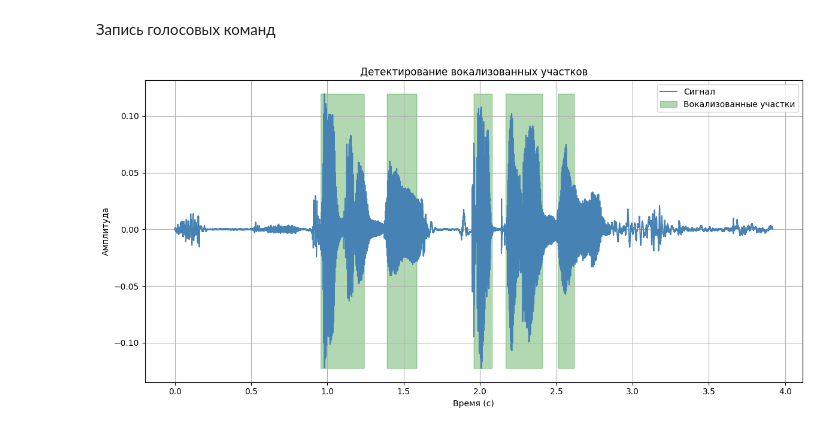
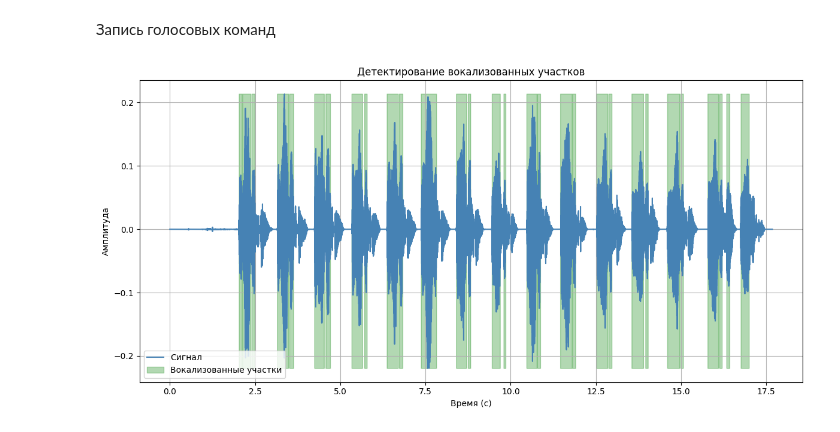
Before and after one commit to EngoyanSY/MAODI, a Jupyter notebook: LR2/LR_2.ipynb, the cells around one changed output. Saved outputs shown, nothing was run; the diff lists cells and outputs as text; code cells hidden in the pictures.

```diff
--- a/LR2/LR_2.ipynb
+++ b/LR2/LR_2.ipynb
@@ -461,15 +487,18 @@ def record_audio_sounddevice(filename=None, sample_rate=22050):
 # %% [markdown]
 Запись голосовых команд
 # %%
-# filename = "word"
-# output_filename = f"SOUNDS/{filename}.wav"
-# # record_audio_sounddevice(output_filename)
+filename = "musika"
+output_filename = f"SOUNDS/{filename}.wav"
+# record_audio_sounddevice(output_filename)
 
-# command, fs_command = load_audio_soundfile(output_filename)
+command, fs_command = load_audio_soundfile(output_filename)
 
-# voiced_mask_command = detect_voice_activity(command, fs_command, energy_treshold=0.1, zcr_treshold=0.5, max_gap_ms=300)
-# voiced_signal_plot(command, fs_command, voiced_mask_command)
+voiced_mask_command = detect_voice_activity(command, fs_command, energy_treshold=0.05, zcr_treshold=0.8, max_gap_ms=0)
+
+voiced_signal_plot(command, fs_command, voiced_mask_command)
+
+
 # save_voiced_segments(command, fs_command, voiced_mask_command, output_filename, min_duration=0.1)
-# print()
+print()
 # %% [output]
-[figure, old version]
+[figure, new version]
```
Also changed, not shown: parts of 1 cell of this notebook, 3 other files.
